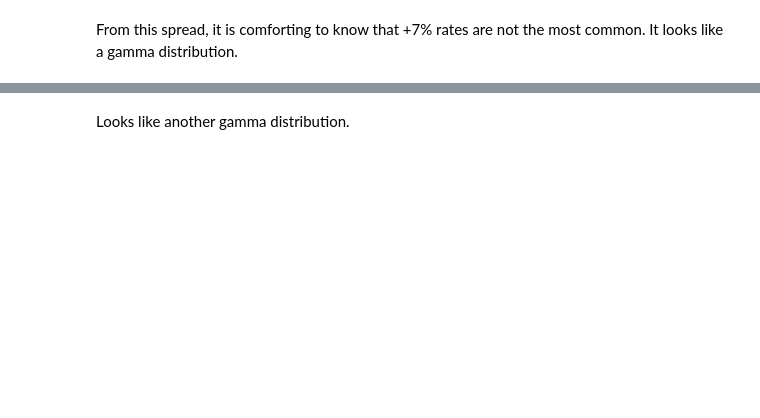
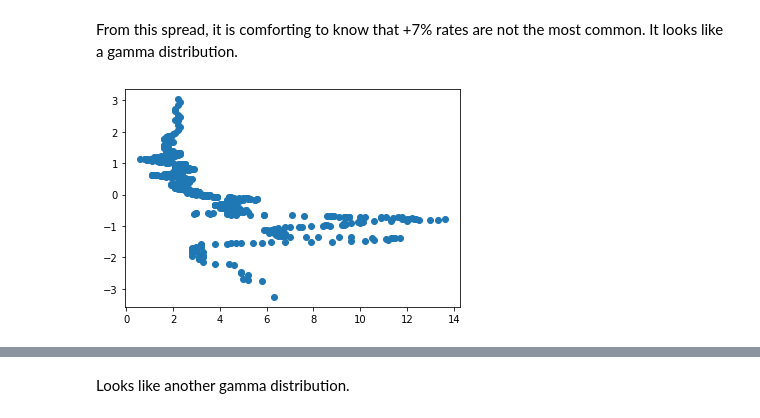
Before and after one commit to cnarrieta18/Thinkful, a Jupyter notebook: Capstone_1/plotting_inflation.ipynb, the cells around one changed output, grey strips where cells are left out. Cells and saved outputs as stored; diff of their text form; code cells hidden in the pictures; blank space fills up the shorter version.

```diff
--- a/Capstone_1/plotting_inflation.ipynb
+++ b/Capstone_1/plotting_inflation.ipynb
@@ -87,2 +175,24 @@ plt.ylabel('frequency');
 # %% [markdown]
 From this spread, it is comforting to know that +7% rates are not the most common.  It looks like a gamma distribution.
+# %%
+# QQ plot
+
+#
+inflation = inflation_rates['Inflation Rate']
+
+# Sorting the values in ascending order.
+inflation.sort_values()
+
+# Making two variables.
+rand1 = np.random.normal(0, 1, len(inflation_rates))
+rand2 = np.random.gamma(5,1, len(inflation_rates))
+
+# Sorting the values in ascending order.
+rand1.sort()
+rand2.sort()
+# %%
+# Plotting the variable rand1 against norm in qqplots.
+plt.plot(inflation, rand1, "o")
+plt.show()
+# %% [output]
+[figure, added]
```
Also changed, not shown: parts of 38 cells of this notebook, 1 other file.
